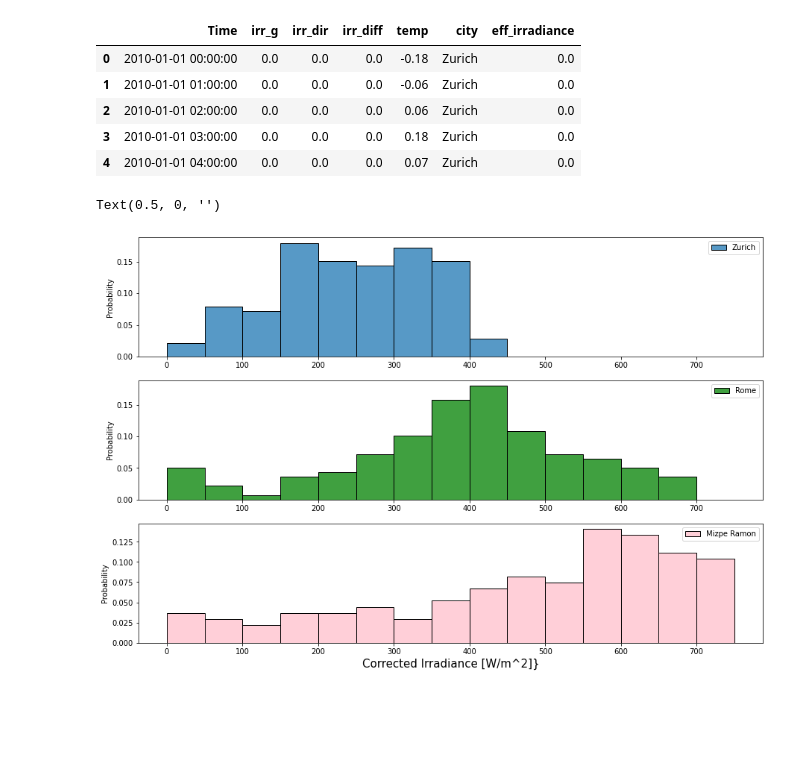
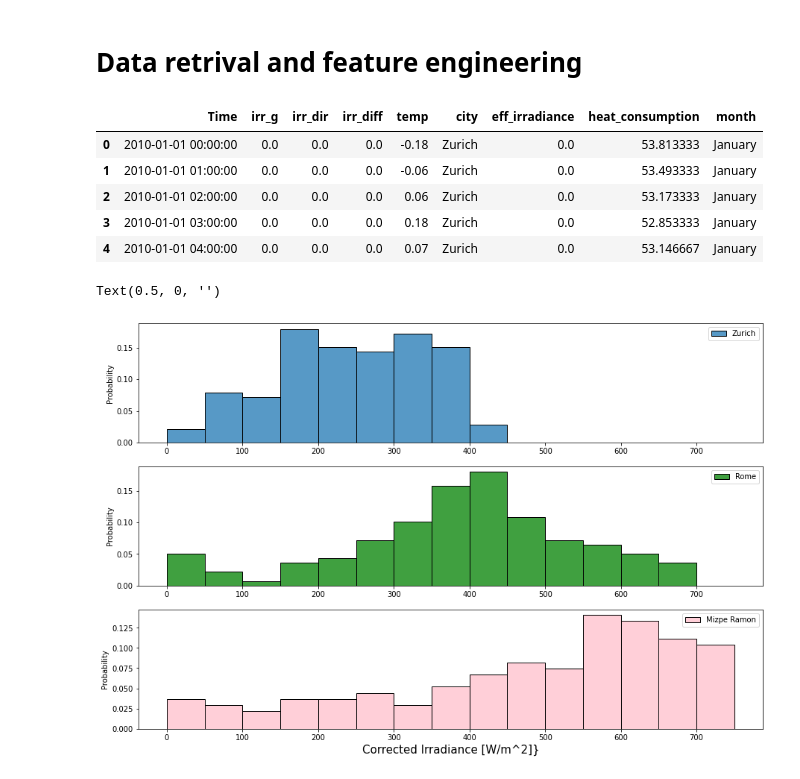
Before and after one commit to panManfredini/isolated_farming, a Jupyter notebook: irradiance_temperature_study.ipynb, the cells around one changed output. Cells and saved outputs as stored; diff of their text form; code cells hidden in the pictures; blank space fills up the shorter version.

Commit message:
temp and irradiance study

```diff
--- a/irradiance_temperature_study.ipynb
+++ b/irradiance_temperature_study.ipynb
@@ -4,15 +4,18 @@ import numpy as np
 import matplotlib.pyplot as plt
 import seaborn as sns
 sns.set_style()
+# %% [markdown]
+# Data retrival and feature engineering
 # %%
 df = pd.read_csv("./data/grouped_irradiance/grouped_irradiance.csv", delim_whitespace=True, parse_dates=["Time"])
 # %%
 df = df.assign(eff_irradiance=(df.irr_dir * 0.9))
+df = df.assign(month=df.Time.dt.month_name())
 df.head()
 # %% [output]
-|  | Time | irr_g | irr_dir | irr_diff | temp | city | eff_irradiance |
-| 0 | 2010-01-01 00:00:00 | 0.0 | 0.0 | 0.0 | -0.18 | Zurich | 0.0 |
-| 1 | 2010-01-01 01:00:00 | 0.0 | 0.0 | 0.0 | -0.06 | Zurich | 0.0 |
-| 2 | 2010-01-01 02:00:00 | 0.0 | 0.0 | 0.0 | 0.06 | Zurich | 0.0 |
-| 3 | 2010-01-01 03:00:00 | 0.0 | 0.0 | 0.0 | 0.18 | Zurich | 0.0 |
-| 4 | 2010-01-01 04:00:00 | 0.0 | 0.0 | 0.0 | 0.07 | Zurich | 0.0 |
+|  | Time | irr_g | irr_dir | irr_diff | temp | city | eff_irradiance | heat_consumption | month |
+| 0 | 2010-01-01 00:00:00 | 0.0 | 0.0 | 0.0 | -0.18 | Zurich | 0.0 | 53.813333 | January |
+| 1 | 2010-01-01 01:00:00 | 0.0 | 0.0 | 0.0 | -0.06 | Zurich | 0.0 | 53.493333 | January |
+| 2 | 2010-01-01 02:00:00 | 0.0 | 0.0 | 0.0 | 0.06 | Zurich | 0.0 | 53.173333 | January |
+| 3 | 2010-01-01 03:00:00 | 0.0 | 0.0 | 0.0 | 0.18 | Zurich | 0.0 | 52.853333 | January |
+| 4 | 2010-01-01 04:00:00 | 0.0 | 0.0 | 0.0 | 0.07 | Zurich | 0.0 | 53.146667 | January |
```
Also changed, not shown: parts of 6 cells of this notebook.
